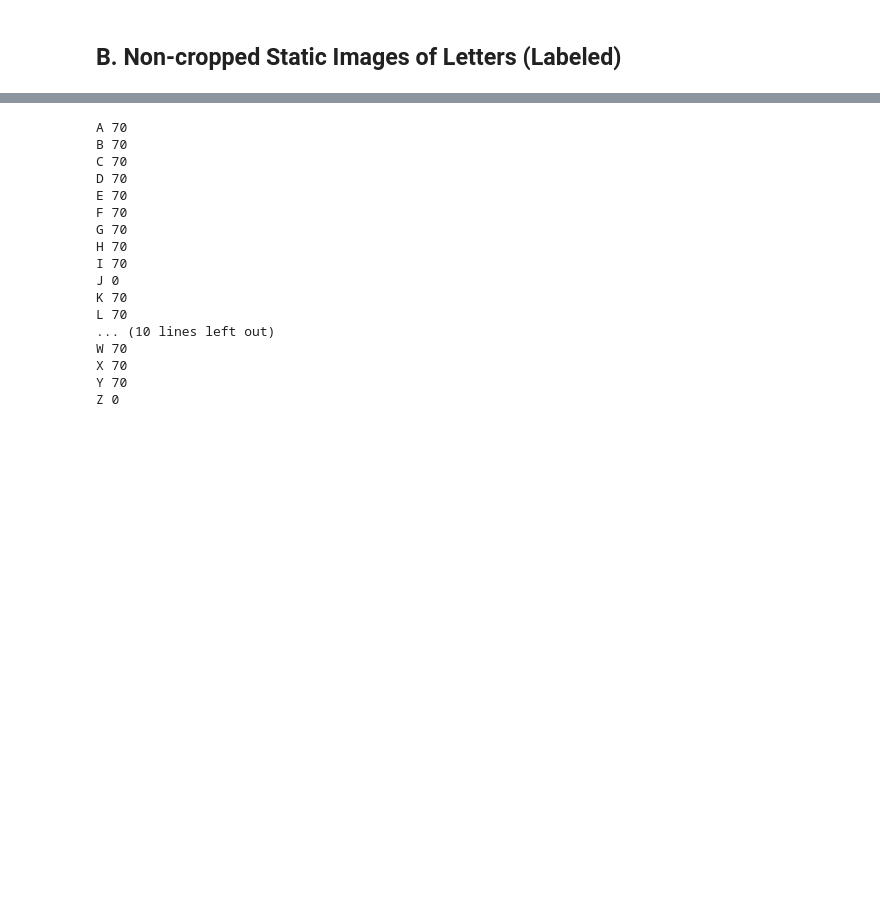
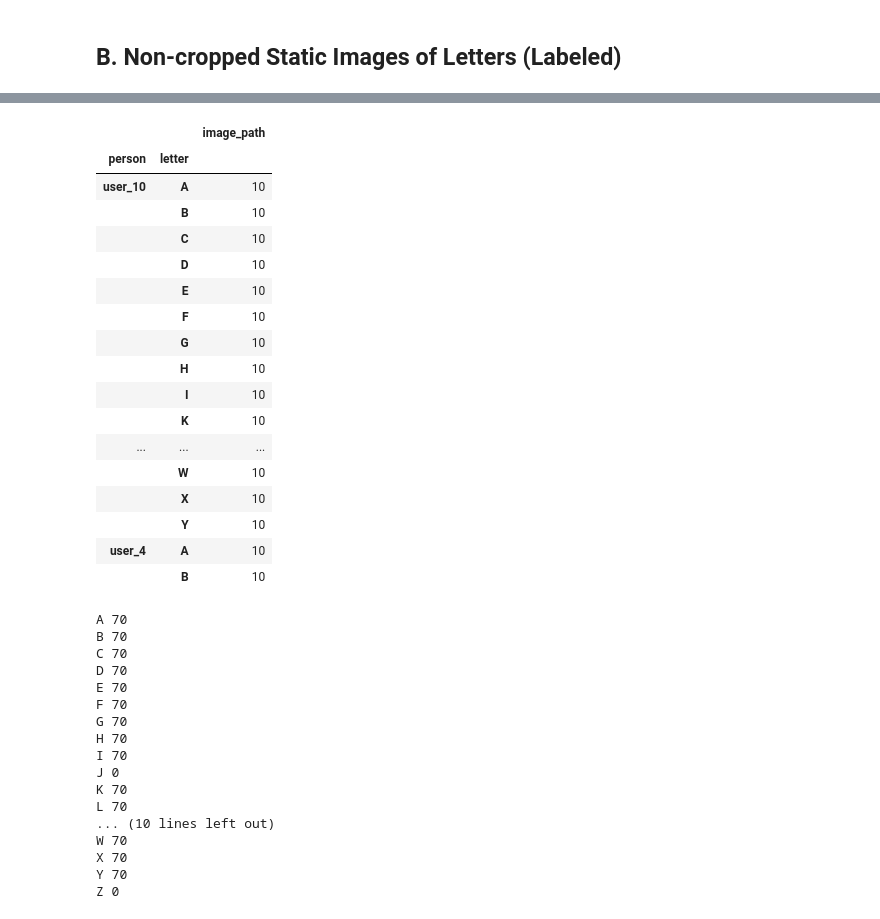
Before and after one commit to notFonz/HandSpell, a Jupyter notebook: notebooks/dpessoa_dataset_explorer.ipynb, the cells around one changed output, grey strips where cells are left out. Saved outputs shown, nothing was run; the diff lists cells and outputs as text; code cells hidden in the pictures; blank space fills up the shorter version.

```diff
--- a/notebooks/dpessoa_dataset_explorer.ipynb
+++ b/notebooks/dpessoa_dataset_explorer.ipynb
@@ -130,6 +130,27 @@ Dataset: B01_original_aslmnist
 | 2 | B01_original_aslmnist | user_5 | L | L7.jpg | 320 | 240 | 3 | ../data/raw_data/B01_original_asl... | False | ... |
 | 3 | B01_original_aslmnist | user_5 | M | M3.jpg | 320 | 240 | 3 | ../data/raw_data/B01_original_asl... | False | ... |
 | 4 | B01_original_aslmnist | user_5 | X | X2.jpg | 320 | 240 | 3 | ../data/raw_data/B01_original_asl... | False | ... |
+# %%
+infos_df.groupby(["person", "letter"])[["image_path"]].count().head(50)
+# %% [output]
+|  |  | image_path |
+| person | letter |  |
+| user_10 | A | 10 |
+|  | B | 10 |
+|  | C | 10 |
+|  | D | 10 |
+|  | E | 10 |
+|  | F | 10 |
+|  | G | 10 |
+|  | H | 10 |
+|  | I | 10 |
+|  | K | 10 |
+| ... | ... | ... |
+|  | W | 10 |
+|  | X | 10 |
+|  | Y | 10 |
+| user_4 | A | 10 |
+|  | B | 10 |
 # %%
 # chart with n random images per letter
 
```
